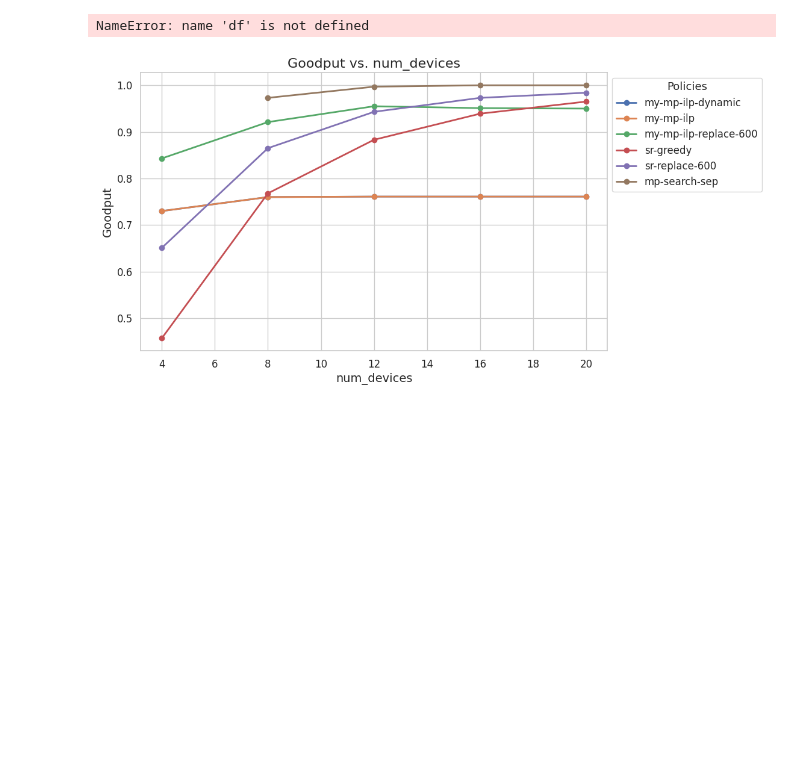
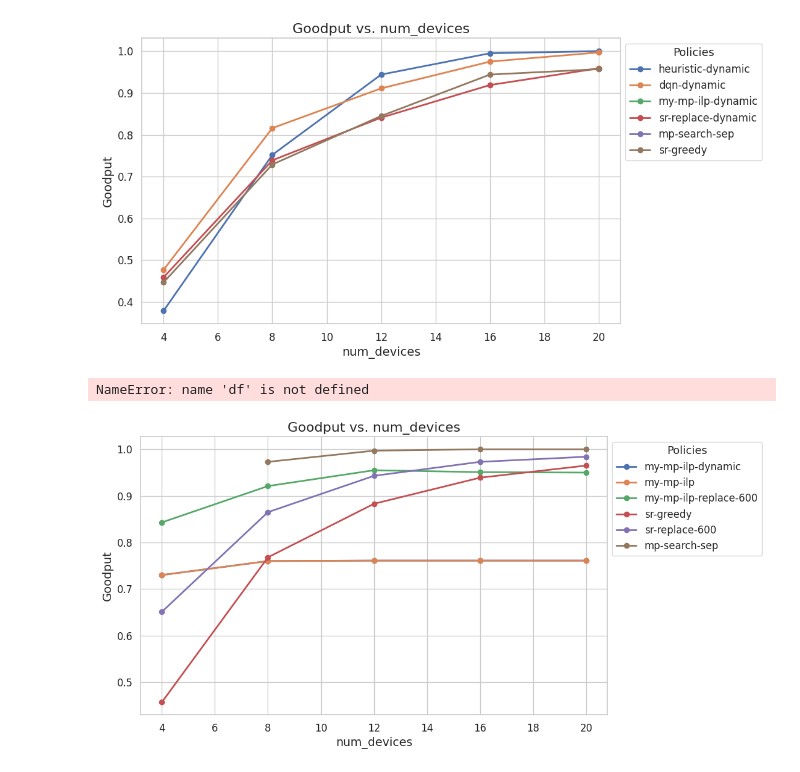
Before and after one commit to KevinCheung2259/mms, a Jupyter notebook: my-test/my_goodput_vs_rate.ipynb, the cells around one changed output. Cells and saved outputs as stored; diff of their text form; code cells hidden in the pictures; blank space fills up the shorter version.

```diff
--- a/my-test/my_goodput_vs_rate.ipynb
+++ b/my-test/my_goodput_vs_rate.ipynb
@@ -85,3 +91,7 @@ NameError: name 'policies' is not defined
+# %%
+plot_goodput_vs_target(df, policies, 'num_devices', 'azure_v2')
+# %% [output]
+[figure, added]
 # %%
 plot_goodput_vs_target(df, policies, 'slo_scale')
 # %% [output]
```
Also changed, not shown: parts of 4 cells of this notebook, 8 other files.
